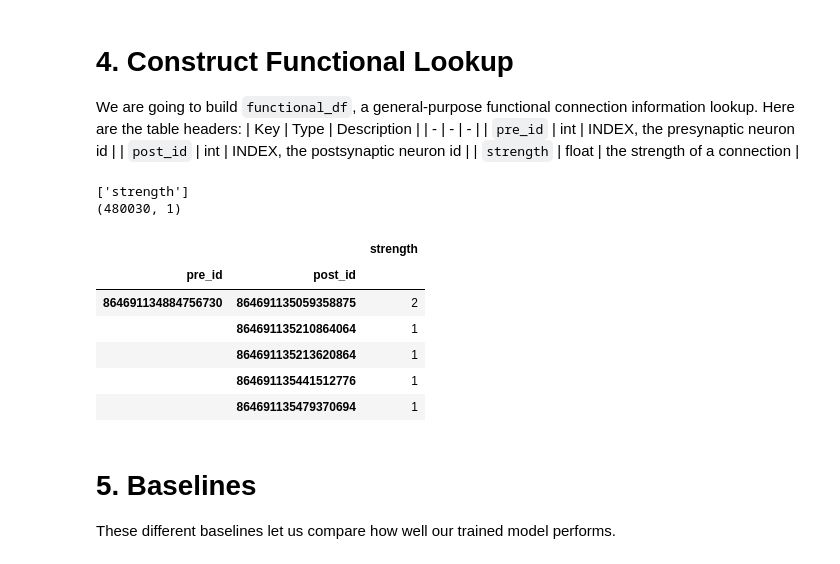
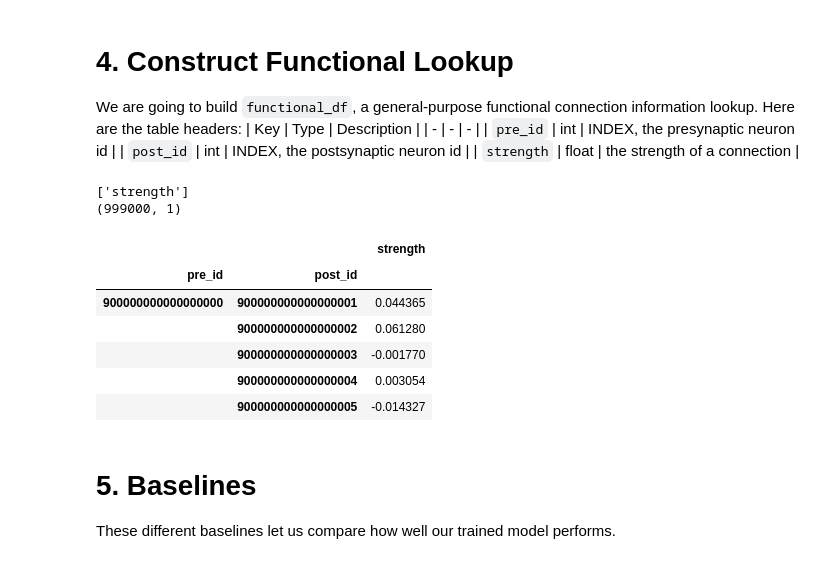
Before and after one commit to 12Jeef/NTAB_F26_Connectomics, a Jupyter notebook: jeffrey/official.ipynb, the cells around one changed output. Cells and saved outputs as stored; diff of their text form; code cells hidden in the pictures.

```diff
--- a/jeffrey/official.ipynb
+++ b/jeffrey/official.ipynb
@@ -3,6 +3,9 @@
 
 The flags below dis/enable certain features in the notebook, depending on whether it is your first run or not. Please read the comments carefully!
 # %%
+# use synthetic data or not! moves ./cache/ to ./cache/synth/ effectively
+SYNTH = True
+
 # this regenerates neurons_df from fetched data. it is not expensive but can be disabled
 NEURONS_REGEN = False     # FIRST TIME USERS PLEASE SET TO TRUE
 # this regenerates synapses_df from cached/fetched data. it is VERY expensive and should be disabled once cached
@@ -11,9 +14,9 @@ SYNAPSES_REGEN = False    # FIRST TIME USERS PLEASE SET TO TRUE
 FUNCTIONAL_REGEN = False  # FIRST TIME USERS PLEASE SET TO TRUE
 
 # this performs the distance benchmark, which could take a while. disable if not using
-DISTANCE_BENCH = False
-DISTANCE_BENCH_AUROC = DISTANCE_BENCH and False
+DISTANCE_BENCH = True
+DISTANCE_BENCH_AUROC = DISTANCE_BENCH and True
 # this performs a distance-matching pos-neg pairing, which could take a while. disable if not using
 MATCHED_DISTANCE_DATA = False
 # this performs ncn model training, which could take a while. disable if not using
-NCN_MODEL_TRAIN = False
+NCN_MODEL_TRAIN = True
@@ -212,7 +215,7 @@ if NEURONS_REGEN:
 
 else:
 
-    neurons_df = pd.read_parquet("cache/neurons/neurons.parquet")
+    neurons_df = pd.read_parquet("cache/synth/neurons.parquet" if SYNTH else "cache/neurons/neurons.parquet")
 
 traces_by_neuron = raw_coreg_df.groupby(level="id")
 def get_traces(neuron_id):
@@ -444,7 +447,7 @@ if SYNAPSES_REGEN:
 
 else:
 
-    synapses_df = pd.read_parquet("cache/synapses/synapses.parquet")
+    synapses_df = pd.read_parquet("cache/synth/synapses.parquet" if SYNTH else "cache/synapses/synapses.parquet")
 
 print(synapses_df.columns.to_list())
 print(synapses_df.shape)
@@ -503,32 +506,32 @@ We are going to build `functional_df`, a general-purpose functional connection i
 # %%
 # TODO: actually get the data downloaded and usable soon™
 
 if FUNCTIONAL_REGEN:
 
     functional_df = synapses_df.copy()
     functional_df.rename(columns={"n": "strength"}, inplace=True)
 
 else:
 
-    functional_df = pd.read_parquet("cache/functional/functional.parquet")
+    functional_df = pd.read_parquet("cache/synth/functional.parquet" if SYNTH else "cache/functional/functional.parquet")
 
 print(functional_df.columns.to_list())
 print(functional_df.shape)
 display(functional_df.head())
 
 if FUNCTIONAL_REGEN:
     os.makedirs("cache/functional", exist_ok=True)
     functional_df.to_parquet("cache/functional/functional.parquet")
 # %% [output]
 ['strength']
-(480030, 1)
+(999000, 1)
 |  |  | strength |
 | pre_id | post_id |  |
-| 864691134884756730 | 864691135059358875 | 2 |
-|  | 864691135210864064 | 1 |
-|  | 864691135213620864 | 1 |
-|  | 864691135441512776 | 1 |
-|  | 864691135479370694 | 1 |
+| 900000000000000000 | 900000000000000001 | 0.044365 |
+|  | 900000000000000002 | 0.061280 |
+|  | 900000000000000003 | -0.001770 |
+|  | 900000000000000004 | 0.003054 |
+|  | 900000000000000005 | -0.014327 |
 # %% [markdown]
 # 5. Baselines
 
```
Also changed, not shown: parts of 19 cells of this notebook, 1 other file.
